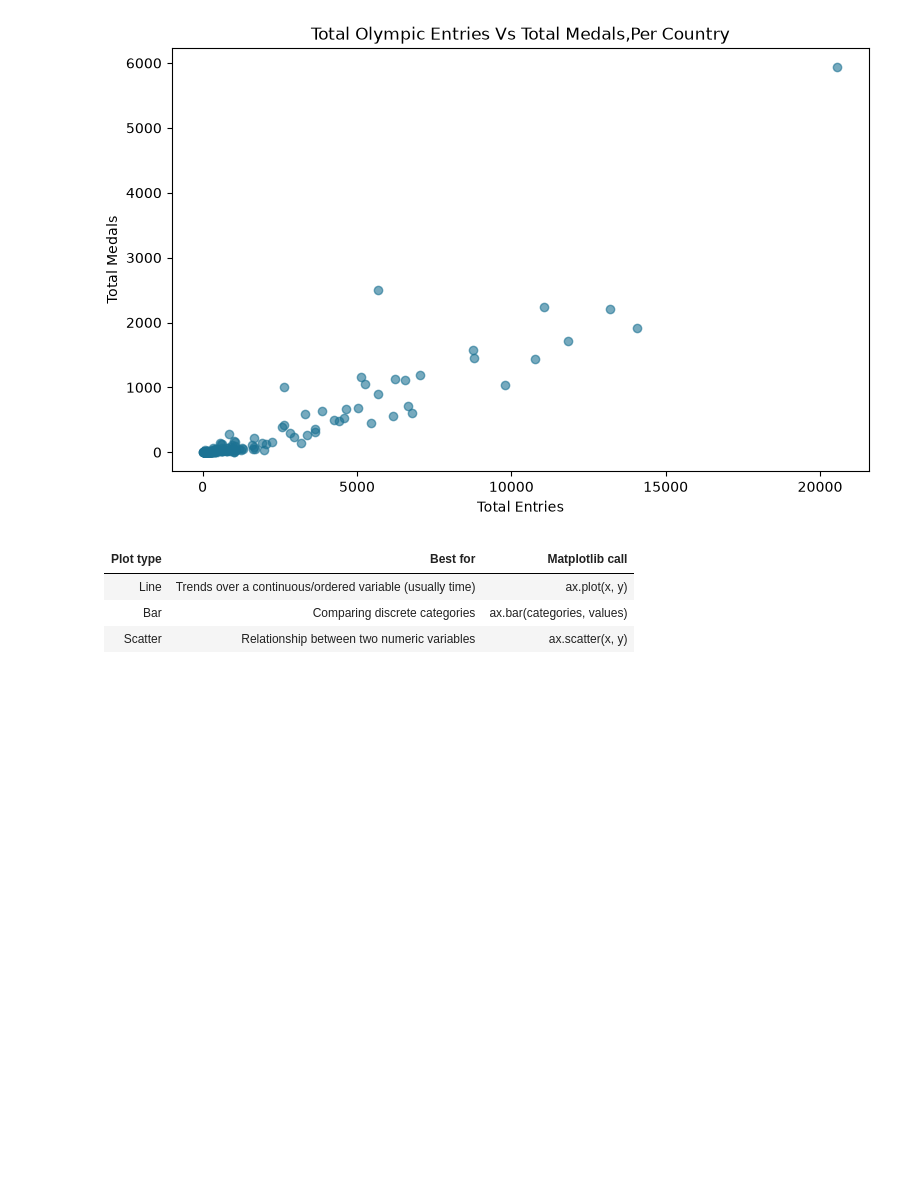
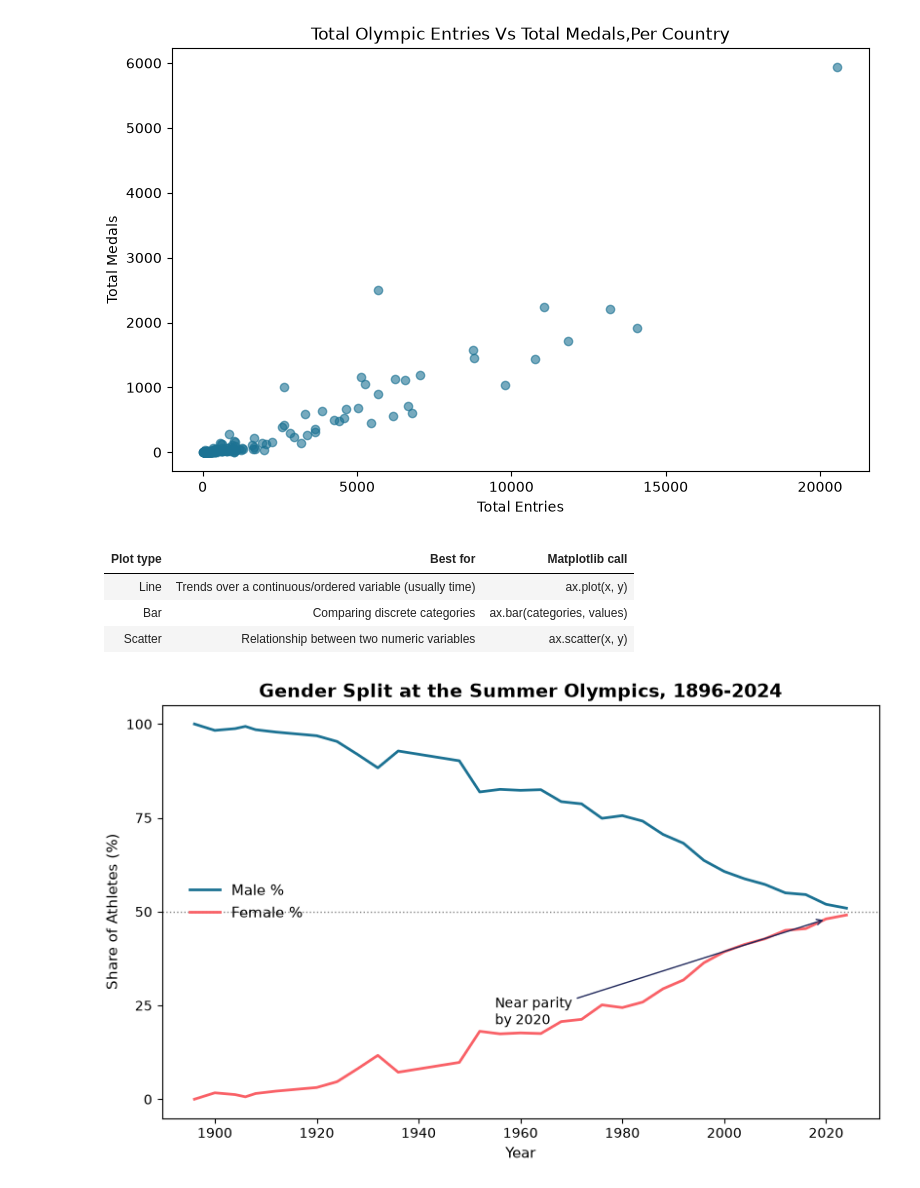
Before and after one commit to Ramya-101999/Python-Class, a Jupyter notebook: Visualization.ipynb, the cells around one changed output. Drawn from its saved outputs; the diff is of its cells as text; code cells hidden in the pictures; blank space fills up the shorter version.

```diff
--- a/Visualization.ipynb
+++ b/Visualization.ipynb
@@ -184,3 +187,35 @@ plt.show()
 | Line                | Trends over a continuous/ordered variable (usually time)   | ax.plot(x, y)                     |
 | Bar                   | Comparing discrete categories                                 | ax.bar(categories, values)            |
 | Scatter                  | Relationship between two numeric variables                      | ax.scatter(x, y)                        |
+# %%
+# Customization : Titles, Labels, Ticks, Legends, Annotations
+
+gender_by_year = summer.groupby(["Year","Gender"]).size().unstack(fill_value=0)
+gender_pct = gender_by_year.div(gender_by_year.sum(axis=1), axis=0) * 100
+
+fig, ax = plt.subplots(figsize=(9.5, 5.5))
+ax.plot(gender_pct.index, gender_pct["Male"], color="#1C7293", linewidth=2, label="Male %")
+ax.plot(gender_pct.index, gender_pct["Female"], color="#F96167", linewidth=2, label="Female %")
+
+# TITLE and LABELS
+ax.set_title("Gender Split at the Summer Olympics, 1896-2024", fontsize=14, fontweight="bold")
+ax.set_xlabel("Year", fontsize=11)
+ax.set_ylabel("Share of Athletes (%)", fontsize=11)
+
+# TICKS — controlling exactly which values show on each axis
+ax.set_yticks([0,25,50,75,100])
+ax.set_xticks(range(1900, 2030, 20))
+
+# LEGEND — identifying which line is which
+ax.legend(loc="upper left", bbox_to_anchor=(0.02, 0.6), frameon=False, fontsize=11)
+
+# A reference line at 50%
+ax.axhline(50, color="gray", linestyle=":", linewidth=1)
+
+# ANNOTATION — pointing out a specific insight directly on the chart
+ax.annotate("Near parity\nby 2020", xy=(2020, 48), xytext=(1955, 20),
+            fontsize=10, arrowprops=dict(arrowstyle="->", color="#21295C"))
+
+plt.show()
+# %% [output]
+[figure, added]
```
Also changed, not shown: parts of 1 cell of this notebook.
